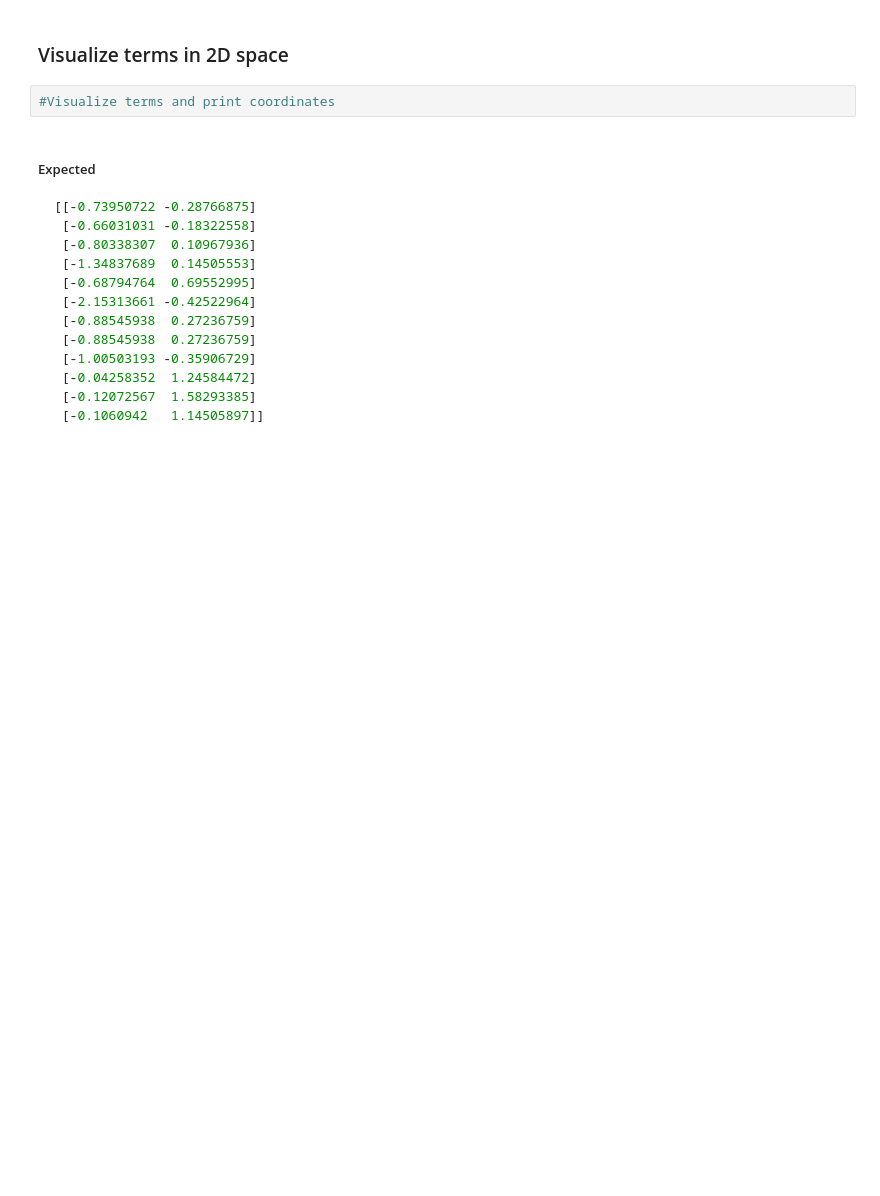
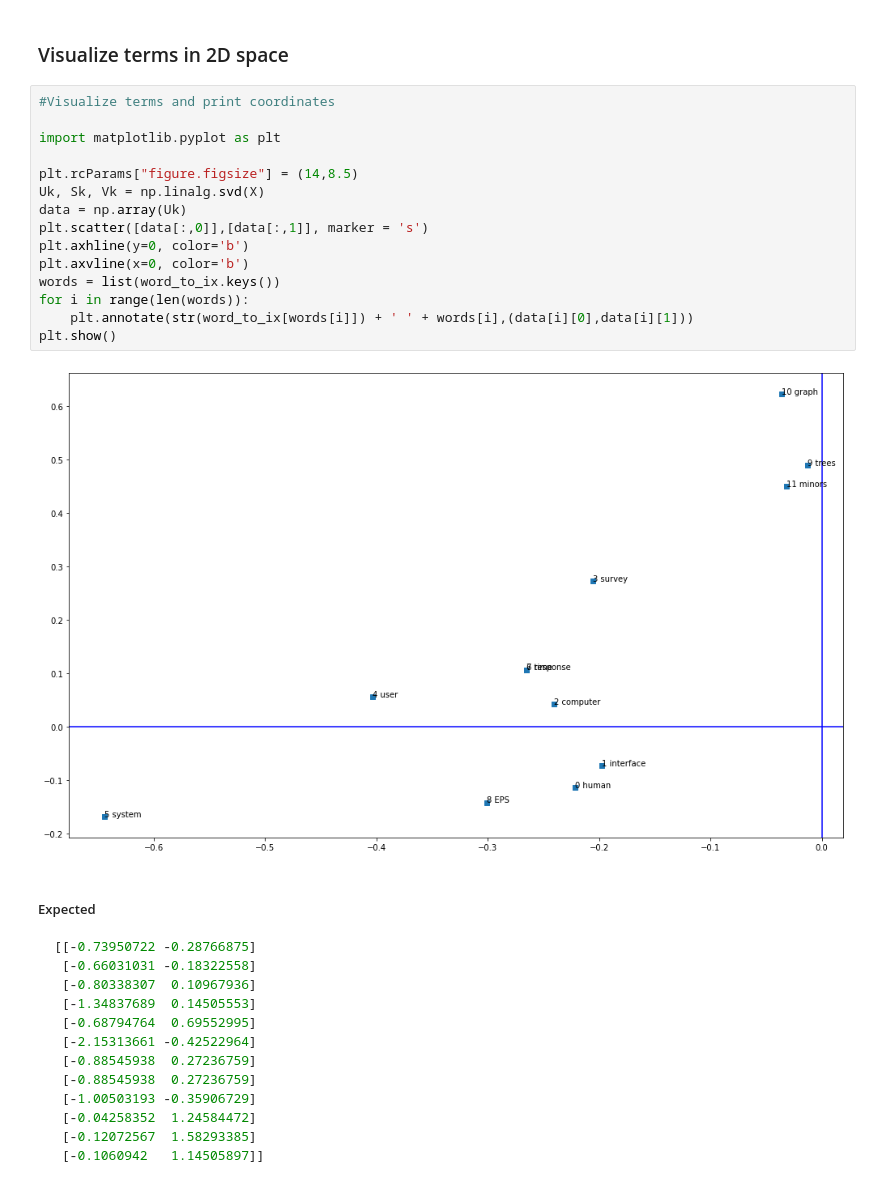
Before and after one commit to dpoulomi/nlp-assignment3, a Jupyter notebook: CS6120NLP_Assignment_3_Summer22.ipynb, the cells around one changed output. Drawn from its saved outputs; the diff is of its cells as text; blank space fills up the shorter version.

````diff
--- a/CS6120NLP_Assignment_3_Summer22.ipynb
+++ b/CS6120NLP_Assignment_3_Summer22.ipynb
@@ -332,8 +337,23 @@ plt.show()
 ![terms.png](embedded-picture-1)
 # %% [markdown]
 ### Visualize terms in 2D space
-# %%
-#Visualize terms and print coordinates
+# %%
+#Visualize terms and print coordinates
+
+import matplotlib.pyplot as plt
+
+plt.rcParams["figure.figsize"] = (14,8.5)
+Uk, Sk, Vk = np.linalg.svd(X)
+data = np.array(Uk)
+plt.scatter([data[:,0]],[data[:,1]], marker = 's')
+plt.axhline(y=0, color='b')
+plt.axvline(x=0, color='b')
+words = list(word_to_ix.keys())
+for i in range(len(words)):
+    plt.annotate(str(word_to_ix[words[i]]) + ' ' + words[i],(data[i][0],data[i][1]))
+plt.show()
+# %% [output]
+[figure, added]
 # %% [markdown]
 ##### Expected
 ```CPP
````
Also changed, not shown: parts of 1 cell of this notebook.
